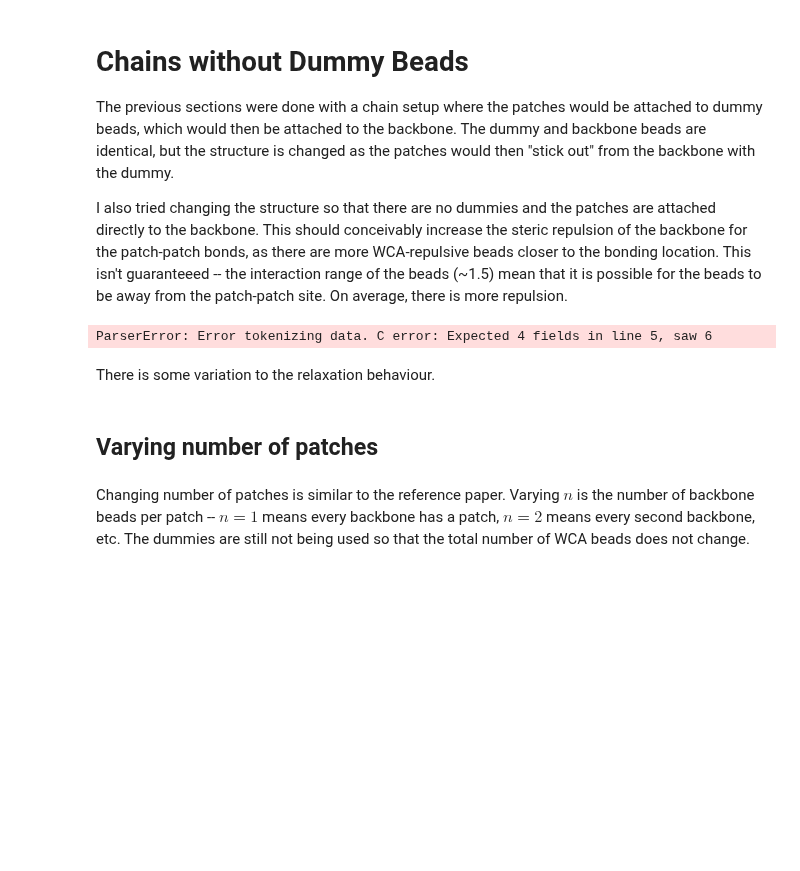
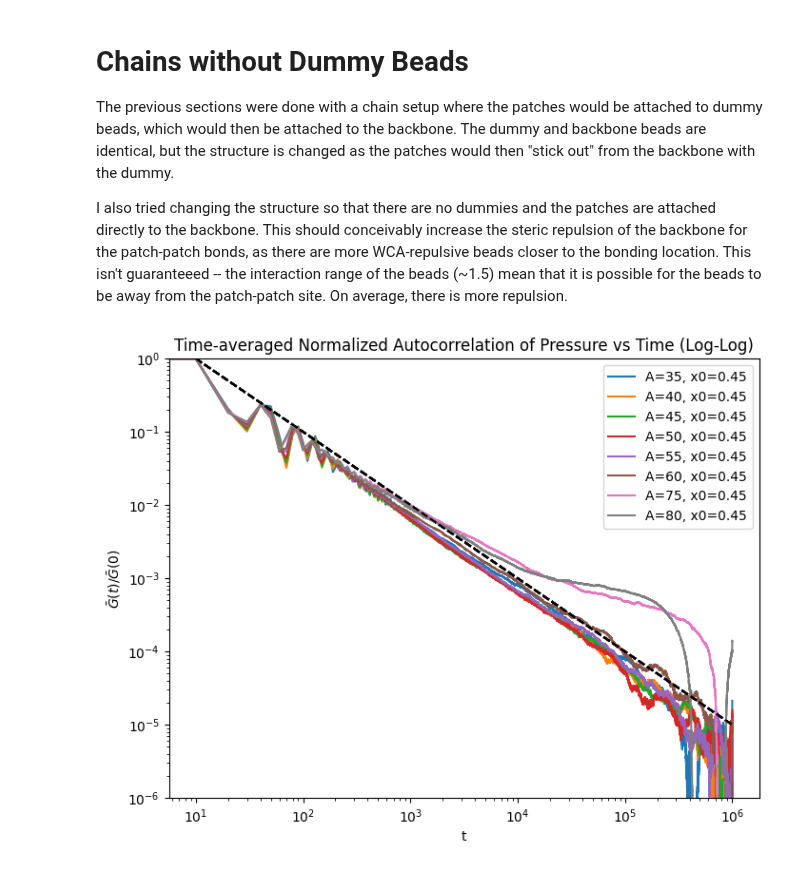
Before and after one commit to anotherbeaver/amine_polymers, a Jupyter notebook: logs/dyn_modulus 15 October.ipynb, the cells around one changed output. Cells and saved outputs as stored; diff of their text form; code cells hidden in the pictures; blank space fills up the shorter version.

Commit message:
Discussion on initial starting compared to covalent network

```diff
--- a/logs/dyn_modulus 15 October.ipynb
+++ b/logs/dyn_modulus 15 October.ipynb
@@ -218,36 +218,34 @@ I also tried changing the structure so that there are no dummies and the patches
 # %%
 # time average of autocorrelation for different parameters
 
-energies= [35, 40, 45, 50, 55, 60, 65, 70, 75, 80]
+energies= [35, 40, 45, 50, 55, 60, 75, 80]
 lengths = [0.45]
+
+figure = plt.figure(figsize=(8,6))
 
 for energy in energies:
     for length in lengths:
         file = f"logs/patch_n_1_{energy}_{length}.dat"
         data = pd.read_csv(file, delimiter=' ', skiprows=2, names=['timestep', 'pxy'])
+        # print(data.head())
         # calculate time correlation of pxy
-        pxy = data['pxy']
+        pxy = data['pxy'] # skip initial transient
         t = data['timestep']
+        # print(pxy)
 
         overline_G, time = overline_G_func(pxy, t, window_size=200)
         # print(time.head())
 
         # log log plot
         plt.loglog(time, overline_G, label=f'A={energy}, x0={length}')
         # add 1/t line for reference
         plt.loglog(time, 1/time * overline_G[1] * time[1], '--', color='black')
         plt.legend()
         plt.xlabel('t')
         plt.ylabel(r'$\bar G(t)/\bar G(0)$')
         plt.ylim(1e-6, 1)
         plt.title('Time-averaged Normalized Autocorrelation of Pressure vs Time (Log-Log)')
         plt.legend()
-    plt.show()
+plt.show()
 # %% [output]
-ParserError: Error tokenizing data. C error: Expected 4 fields in line 5, saw 6
+[figure, added]
-# %% [markdown]
-There is some variation to the relaxation behaviour.
-# %% [markdown]
-## Varying number of patches
-# %% [markdown]
-Changing number of patches is similar to the reference paper. Varying $n$ is the number of backbone beads per patch -- $n=1$ means every backbone has a patch, $n=2$ means every second backbone, etc. The dummies are still not being used so that the total number of WCA beads does not change.
```
Also changed, not shown: parts of 12 cells of this notebook, 2 other files.
